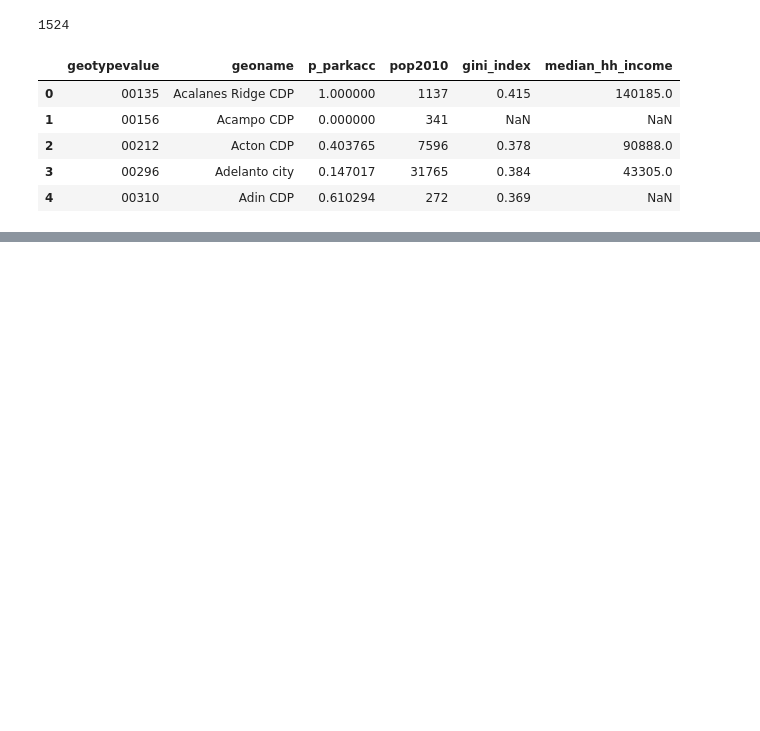
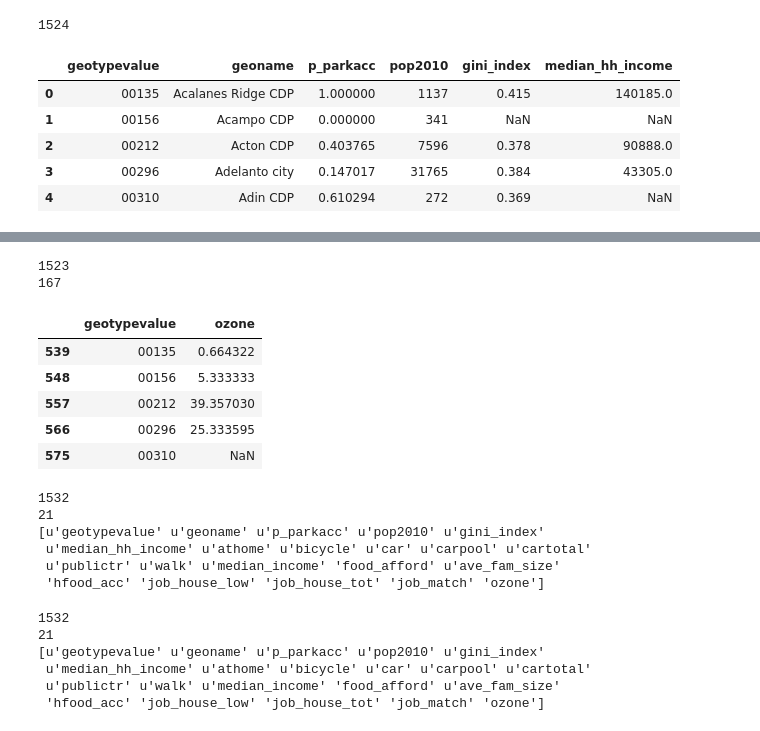
Before and after one commit to crsalviati/CA_Housing, a Jupyter notebook: Data_Build.ipynb, the cells around one changed output, grey strips where cells are left out. Cells and saved outputs as stored; diff of their text form; code cells hidden in the pictures; blank space fills up the shorter version.

```diff
--- a/Data_Build.ipynb
+++ b/Data_Build.ipynb
@@ -202,0 +346,9 @@ transport.head(5)
+# %%
+#Read in HCI file for Unhealthy Ozone
+tempurl = 'https://github.com/crsalviati/CA_Housing/raw/master/Raw_Data/ozone_zcta_place_co_region_ca4-14-13.xls'
+temp = pd.read_excel(tempurl, sheetname=0, converters={'geotypevalue':str,'county_fips':str})
+temp.columns = [x.lower() for x in temp.columns]
+print temp.shape[0]
+print temp.geotype.unique()
+print temp.reportyear.unique()
+print temp.columns.values
@@ -202,0 +364,43 @@ transport.head(5)
+# %%
+#Keep Place level data for all race, explore years available, limit to fields of interest, reshape data
+temp = temp[(temp.geotype=="PL") & (temp.race_eth_code == 9)]
+temp = temp[['geotypevalue', 'o3_unhealthy_days']]
+temp.rename(columns={'o3_unhealthy_days':'ozone'},inplace =True)
+print temp.shape[0]
+print temp.ozone.isnull().sum()
+temp.head(5)
+# %% [output]
+1523
+167
+|  | geotypevalue | ozone |
+| 539 | 00135 | 0.664322 |
+| 548 | 00156 | 5.333333 |
+| 557 | 00212 | 39.357030 |
+| 566 | 00296 | 25.333595 |
+| 575 | 00310 | NaN |
+# %%
+#Merge onto combined HCI df
+hci2 = pd.merge(hci, temp, on='geotypevalue', how='outer')
+print hci2.shape[0]
+print hci2.shape[1]
+print hci2.columns.values
+# %% [output]
+1532
+21
+[u'geotypevalue' u'geoname' u'p_parkacc' u'pop2010' u'gini_index'
+ u'median_hh_income' u'athome' u'bicycle' u'car' u'carpool' u'cartotal'
+ u'publictr' u'walk' u'median_income' 'food_afford' u'ave_fam_size'
+ 'hfood_acc' 'job_house_low' 'job_house_tot' 'job_match' 'ozone']
+# %%
+#Merge onto combined HCI df
+hci = pd.merge(hci, temp, on='geotypevalue', how='outer')
+print hci.shape[0]
+print hci.shape[1]
+print hci.columns.values
+# %% [output]
+1532
+21
+[u'geotypevalue' u'geoname' u'p_parkacc' u'pop2010' u'gini_index'
+ u'median_hh_income' u'athome' u'bicycle' u'car' u'carpool' u'cartotal'
+ u'publictr' u'walk' u'median_income' 'food_afford' u'ave_fam_size'
+ 'hfood_acc' 'job_house_low' 'job_house_tot' 'job_match' 'ozone']
```
Also changed, not shown: parts of 32 cells of this notebook, 2 other files.
